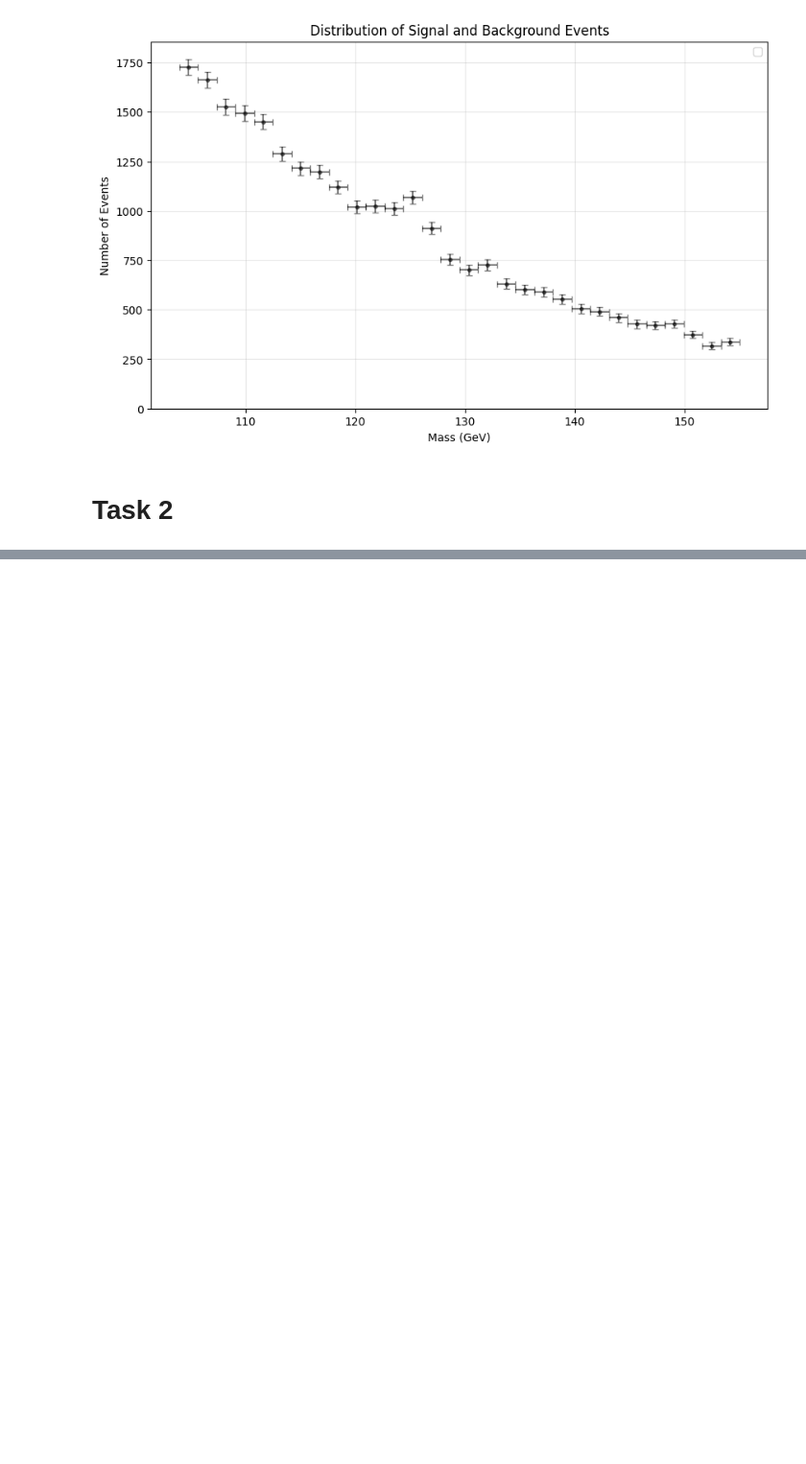
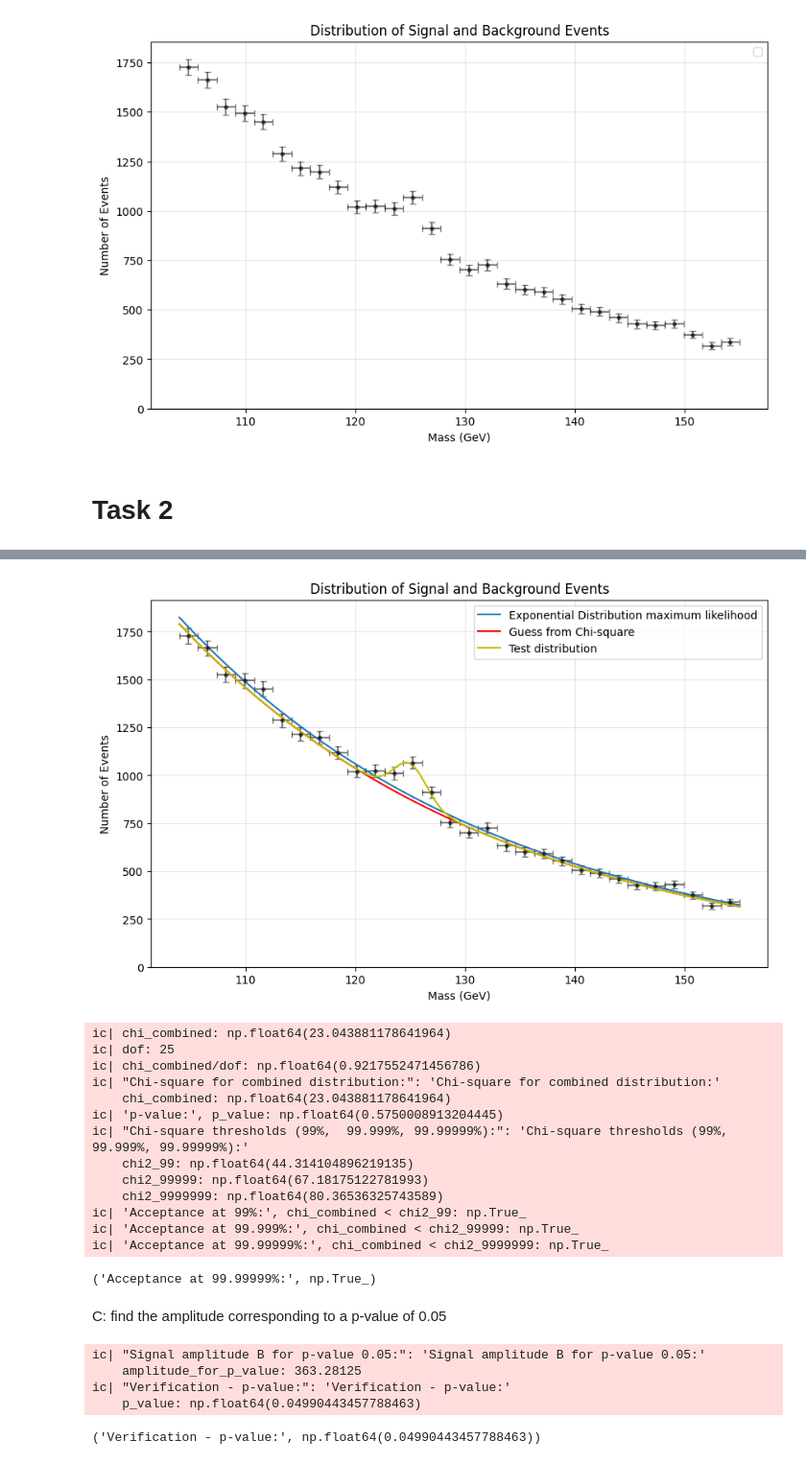
Before and after one commit to Trap101/group_stat_project_2025, a Jupyter notebook: main.ipynb, the cells around one changed output, grey strips where cells are left out. Shown at 96% size. Drawn from its saved outputs; the diff is of its cells as text; code cells hidden in the pictures; blank space fills up the shorter version.

```diff
--- a/main.ipynb
+++ b/main.ipynb
@@ -156,0 +262,74 @@ display(fig)
+# %%
+
+B_TEST = 700
+MU_TEST = 125
+SIGMA_TEST = 1.5
+test_params = [A_chi, lamb_chi, B_TEST, MU_TEST, SIGMA_TEST]
+
+def get_SB_chi(bin_centers, bin_heights, fitted_params):
+    ys_expected = combined_distribution(bin_centers, *fitted_params)
+    # Loop over bins - all of them for now.
+    chi = np.sum((bin_heights - ys_expected)**2 / ys_expected)
+    return chi
+
+ax.plot(x_fine, combined_distribution(x_fine, *test_params), 'y', label='Test distribution')
+ax.legend()
+display(fig)
+
+# Calculate chi-square with test parameters
+chi_combined = get_SB_chi(bin_centers, bin_heights, test_params)
+dof = len(bin_edges) - 5 - 1
+ic(chi_combined)
+ic(dof)
+ic(chi_combined/dof)
+# Calculate p-value and confidence thresholds
+data_points = len(bin_edges) - 1
+dof = data_points - 5  # 5 parameters: A, lambda, B, mu, sigma
+p_value = 1 - chi2.cdf(chi_combined, dof)
+
+# Calculate chi-square values for different confidence levels
+chi2_99 = chi2.ppf(0.99, dof)
+chi2_99999 = chi2.ppf(0.99999, dof)
+chi2_9999999 = chi2.ppf(0.9999999, dof)
+
+ic("Chi-square for combined distribution:", chi_combined)
+ic("p-value:", p_value)
+ic("Chi-square thresholds (99%,  99.999%, 99.99999%):", chi2_99, chi2_99999, chi2_9999999)
+ic("Acceptance at 99%:", chi_combined < chi2_99)
+ic("Acceptance at 99.999%:", chi_combined < chi2_99999)
+ic("Acceptance at 99.99999%:", chi_combined < chi2_9999999)
+# %% [output]
+[figure, added]
+ic| chi_combined: np.float64(23.043881178641964)
+ic| dof: 25
+ic| chi_combined/dof: np.float64(0.9217552471456786)
+ic| "Chi-square for combined distribution:": 'Chi-square for combined distribution:'
+    chi_combined: np.float64(23.043881178641964)
+ic| 'p-value:', p_value: np.float64(0.5750008913204445)
+ic| "Chi-square thresholds (99%,  99.999%, 99.99999%):": 'Chi-square thresholds (99%,  99.999%, 99.99999%):'
+    chi2_99: np.float64(44.314104896219135)
+    chi2_99999: np.float64(67.18175122781993)
+    chi2_9999999: np.float64(80.36536325743589)
+ic| 'Acceptance at 99%:', chi_combined < chi2_99: np.True_
+ic| 'Acceptance at 99.999%:', chi_combined < chi2_99999: np.True_
+ic| 'Acceptance at 99.99999%:', chi_combined < chi2_9999999: np.True_
+('Acceptance at 99.99999%:', np.True_)
+# %% [markdown]
+C: find the amplitude corresponding to a p-value of 0.05
+# %%
+# Find the amplitude that corresponds to a p-value of 0.05
+amplitude_for_p_value = find_amplitude_for_p_value(A_chi, lamb_chi, MU_TEST, SIGMA_TEST, 0.05)
+ic("Signal amplitude B for p-value 0.05:", amplitude_for_p_value)
+
+# Verify the result
+test_params = [A_chi, lamb_chi, amplitude_for_p_value, 125, 1.5]
+chi_combined = get_SB_chi(bin_centers, bin_heights, test_params)
+dof = len(bin_edges) - 5 - 1
+p_value = 1 - chi2.cdf(chi_combined, dof)
+ic("Verification - p-value:", p_value)
+# %% [output]
+ic| "Signal amplitude B for p-value 0.05:": 'Signal amplitude B for p-value 0.05:'
+    amplitude_for_p_value: 363.28125
+ic| "Verification - p-value:": 'Verification - p-value:'
+    p_value: np.float64(0.04990443457788463)
+('Verification - p-value:', np.float64(0.04990443457788463))
```
Also changed, not shown: parts of 15 cells of this notebook, 4 other files.
